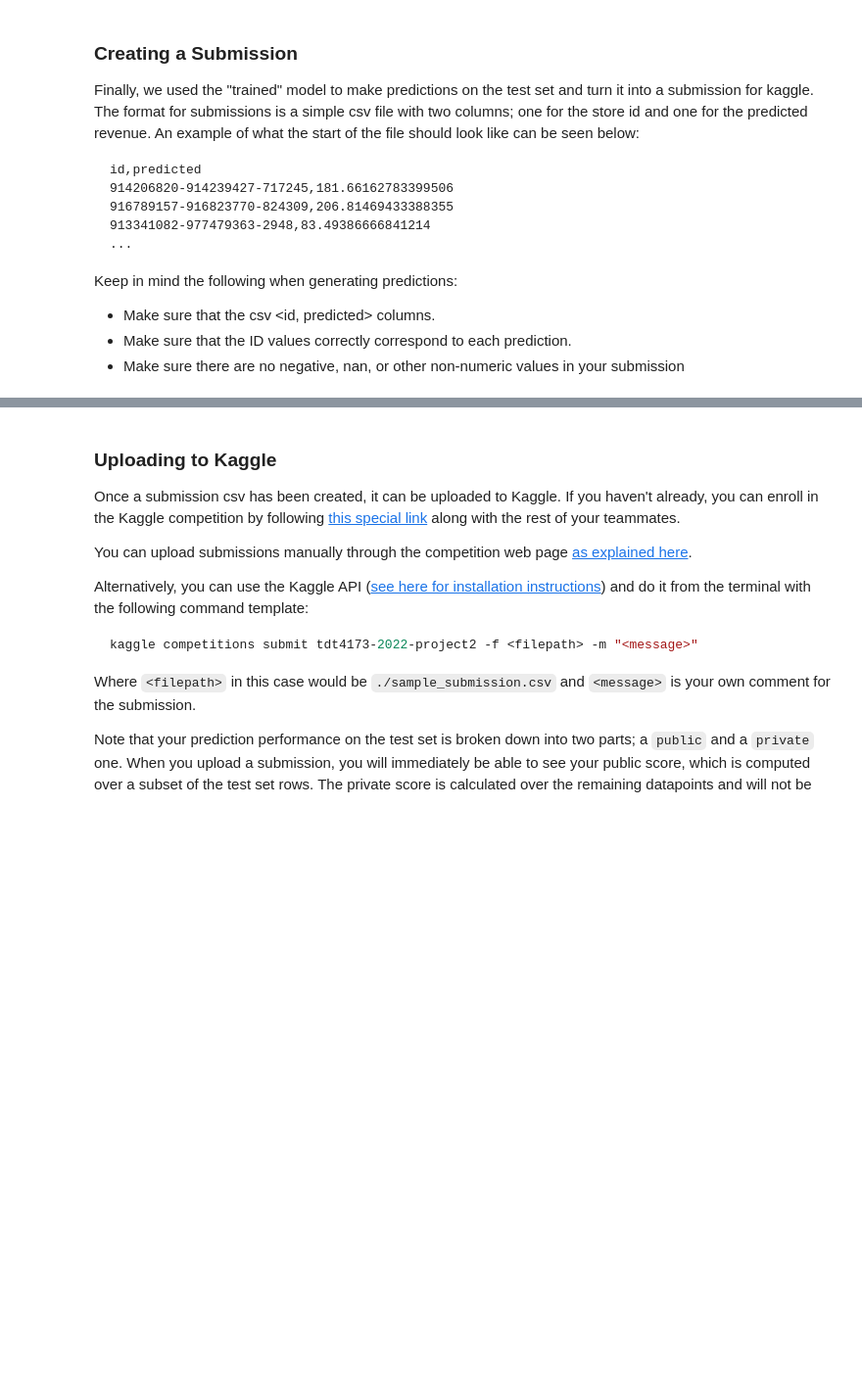
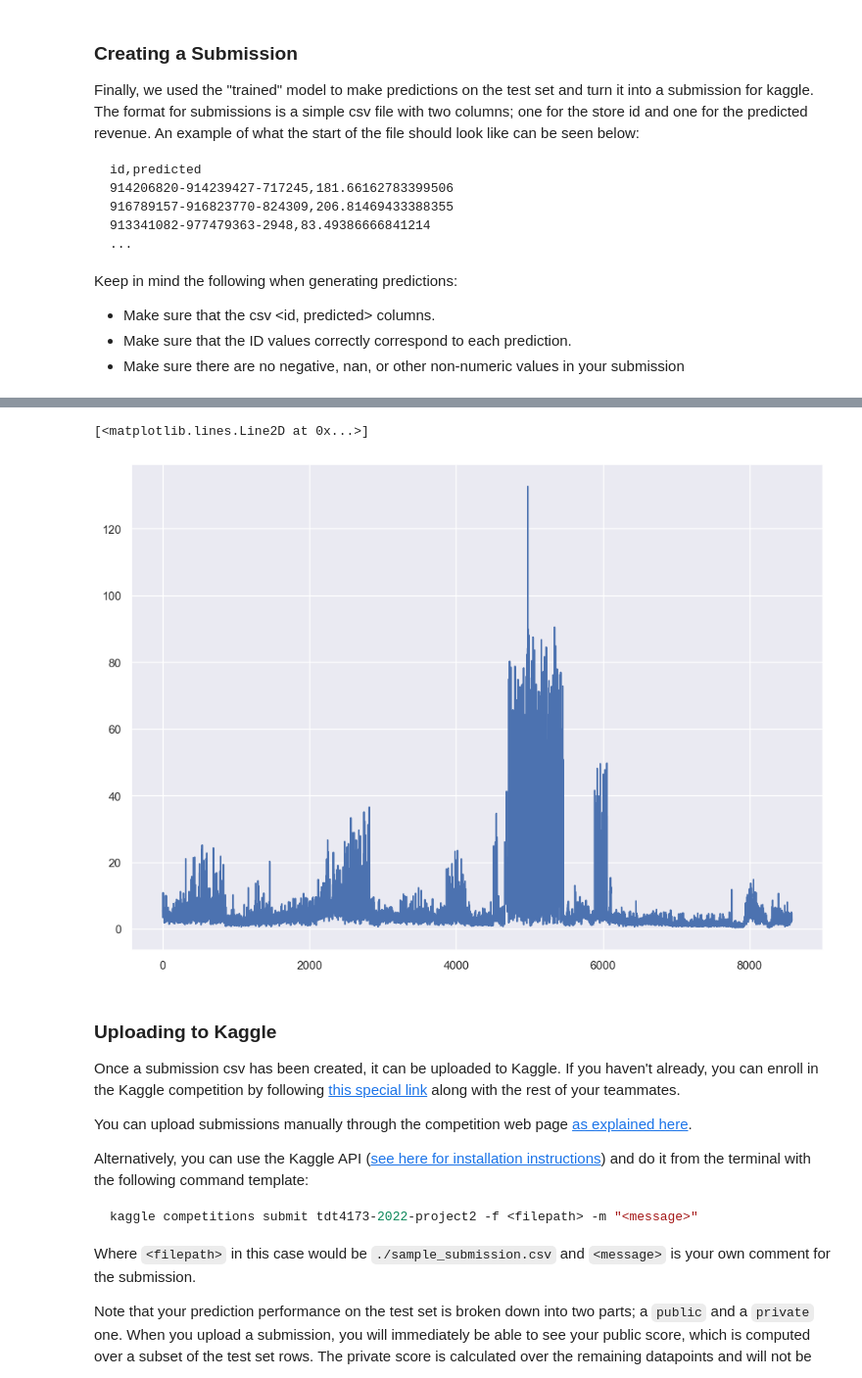
Before and after one commit to vladlevitin/TDT4173-Retail-Revenue-Prediction, a Jupyter notebook: TDT4173 Retail Revenue Prediction/introduction.ipynb, the cells around one changed output, grey strips where cells are left out. Shown at 98% size. Cells and saved outputs as stored; diff of their text form; code cells hidden in the pictures; blank space fills up the shorter version.

```diff
--- a/TDT4173 Retail Revenue Prediction/introduction.ipynb
+++ b/TDT4173 Retail Revenue Prediction/introduction.ipynb
@@ -700,4 +723,12 @@ submission
 8577 rows × 2 columns
+# %%
+# plot the  predicted values
+
+import matplotlib.pyplot as plt
+plt.plot(y_test_pred)
+# %% [output]
+[<matplotlib.lines.Line2D at 0x...>]
+[figure, added]
 # %% [markdown]
 ### Uploading to Kaggle
 
```
Also changed, not shown: parts of 4 cells of this notebook, 9 other files.
